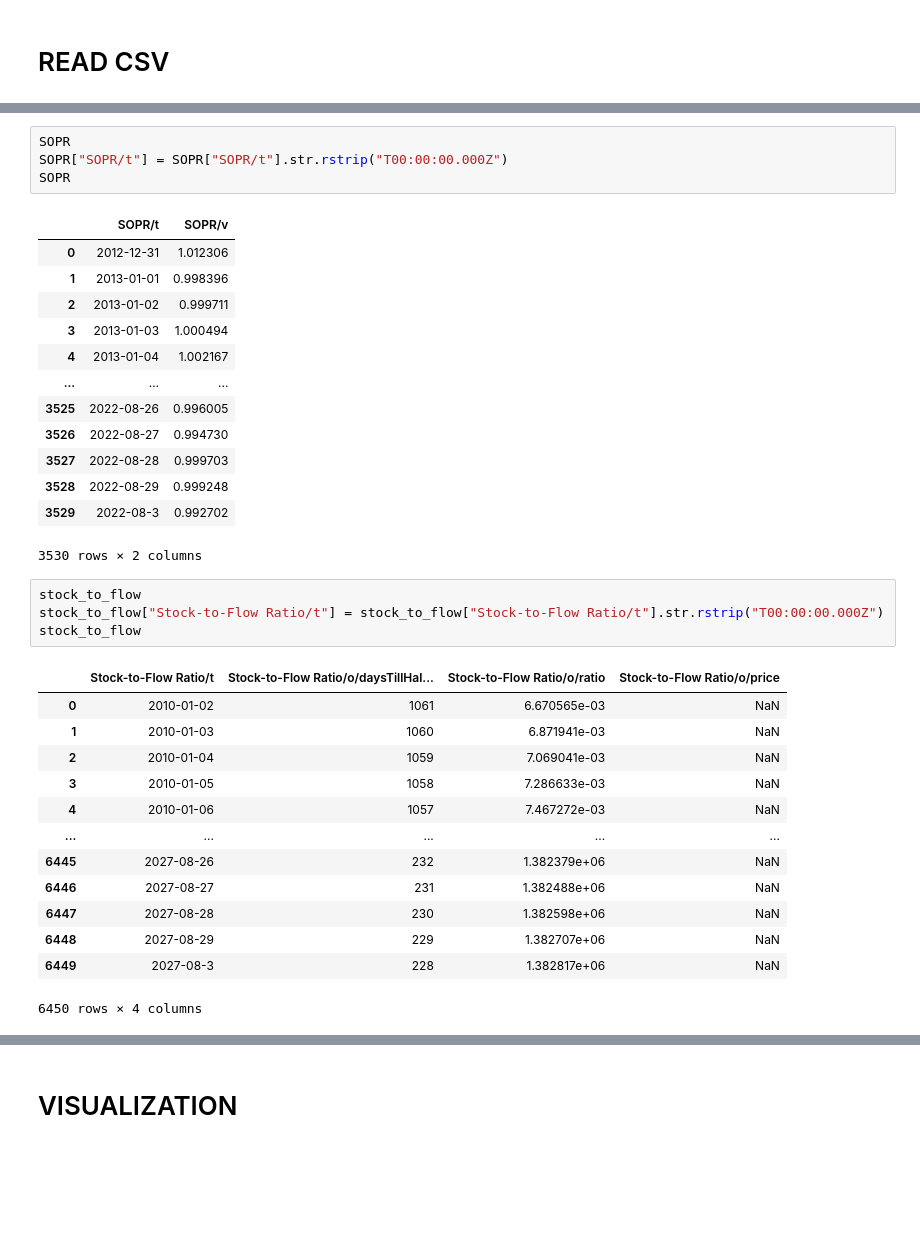
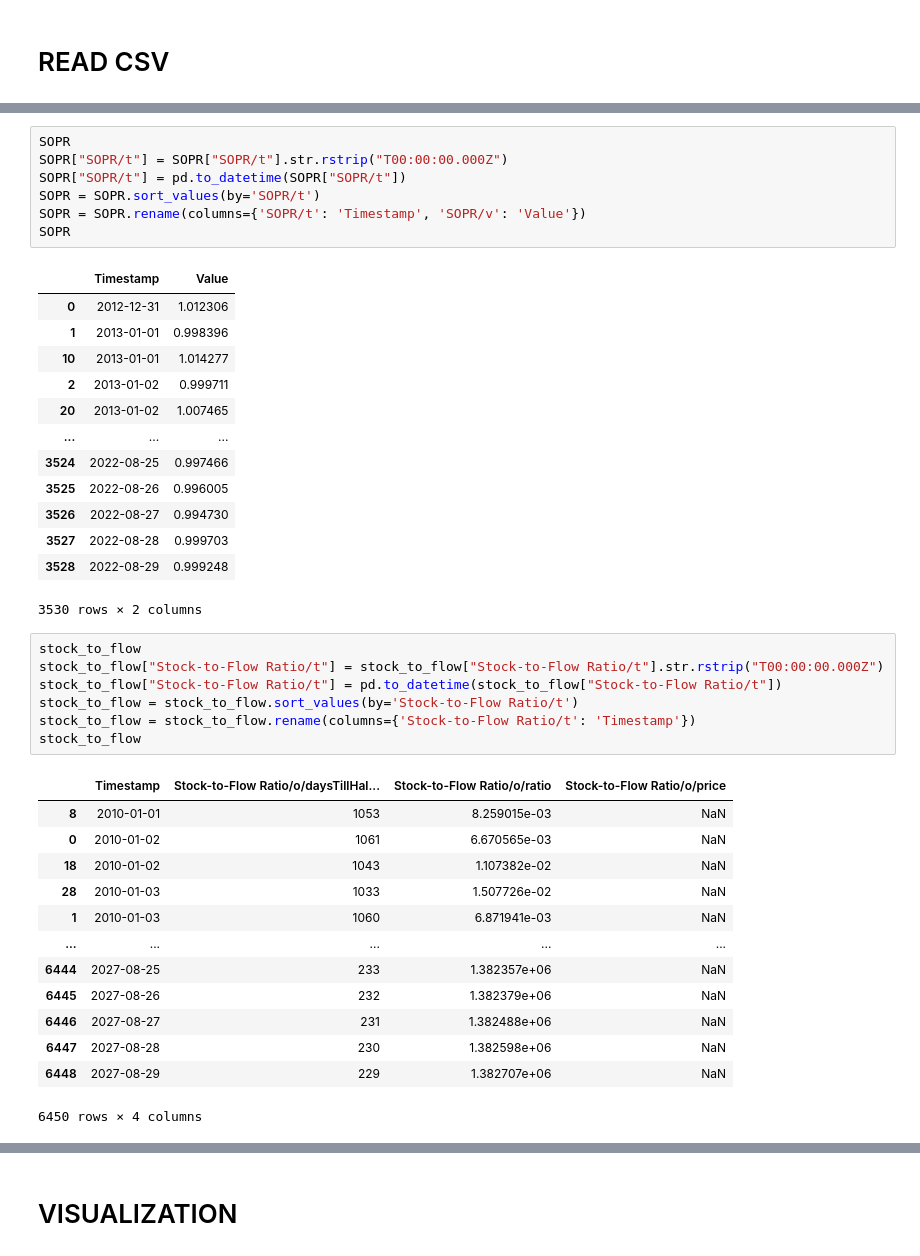
Before and after one commit to CasellaJr/Forecasting-Blockchain-indicators-for-analyzing-BTC-future-price, a Jupyter notebook: Time Series.ipynb, the cells around one changed output, grey strips where cells are left out. Drawn from its saved outputs; the diff is of its cells as text; blank space fills up the shorter version.

```diff
--- a/Time Series.ipynb
+++ b/Time Series.ipynb
@@ -126,38 +167,44 @@ hash_rate
 # %%
 SOPR
 SOPR["SOPR/t"] = SOPR["SOPR/t"].str.rstrip("T00:00:00.000Z")
+SOPR["SOPR/t"] = pd.to_datetime(SOPR["SOPR/t"])
+SOPR = SOPR.sort_values(by='SOPR/t')
+SOPR = SOPR.rename(columns={'SOPR/t': 'Timestamp', 'SOPR/v': 'Value'})
 SOPR
 # %% [output]
-|  | SOPR/t | SOPR/v |
+|  | Timestamp | Value |
 | 0 | 2012-12-31 | 1.012306 |
 | 1 | 2013-01-01 | 0.998396 |
+| 10 | 2013-01-01 | 1.014277 |
 | 2 | 2013-01-02 | 0.999711 |
-| 3 | 2013-01-03 | 1.000494 |
-| 4 | 2013-01-04 | 1.002167 |
+| 20 | 2013-01-02 | 1.007465 |
 | ... | ... | ... |
+| 3524 | 2022-08-25 | 0.997466 |
 | 3525 | 2022-08-26 | 0.996005 |
 | 3526 | 2022-08-27 | 0.994730 |
 | 3527 | 2022-08-28 | 0.999703 |
 | 3528 | 2022-08-29 | 0.999248 |
-| 3529 | 2022-08-3 | 0.992702 |
 3530 rows × 2 columns
 # %%
 stock_to_flow
 stock_to_flow["Stock-to-Flow Ratio/t"] = stock_to_flow["Stock-to-Flow Ratio/t"].str.rstrip("T00:00:00.000Z")
+stock_to_flow["Stock-to-Flow Ratio/t"] = pd.to_datetime(stock_to_flow["Stock-to-Flow Ratio/t"])
+stock_to_flow = stock_to_flow.sort_values(by='Stock-to-Flow Ratio/t')
+stock_to_flow = stock_to_flow.rename(columns={'Stock-to-Flow Ratio/t': 'Timestamp'})
 stock_to_flow
 # %% [output]
-|  | Stock-to-Flow Ratio/t | Stock-to-Flow Ratio/o/daysTillHal... | Stock-to-Flow Ratio/o/ratio | Stock-to-Flow Ratio/o/price |
+|  | Timestamp | Stock-to-Flow Ratio/o/daysTillHal... | Stock-to-Flow Ratio/o/ratio | Stock-to-Flow Ratio/o/price |
+| 8 | 2010-01-01 | 1053 | 8.259015e-03 | NaN |
 | 0 | 2010-01-02 | 1061 | 6.670565e-03 | NaN |
+| 18 | 2010-01-02 | 1043 | 1.107382e-02 | NaN |
+| 28 | 2010-01-03 | 1033 | 1.507726e-02 | NaN |
 | 1 | 2010-01-03 | 1060 | 6.871941e-03 | NaN |
-| 2 | 2010-01-04 | 1059 | 7.069041e-03 | NaN |
-| 3 | 2010-01-05 | 1058 | 7.286633e-03 | NaN |
-| 4 | 2010-01-06 | 1057 | 7.467272e-03 | NaN |
 | ... | ... | ... | ... | ... |
+| 6444 | 2027-08-25 | 233 | 1.382357e+06 | NaN |
 | 6445 | 2027-08-26 | 232 | 1.382379e+06 | NaN |
 | 6446 | 2027-08-27 | 231 | 1.382488e+06 | NaN |
 | 6447 | 2027-08-28 | 230 | 1.382598e+06 | NaN |
 | 6448 | 2027-08-29 | 229 | 1.382707e+06 | NaN |
-| 6449 | 2027-08-3 | 228 | 1.382817e+06 | NaN |
 6450 rows × 4 columns
 # %%
 fees
```
Also changed, not shown: parts of 29 cells of this notebook, 2 other files.
